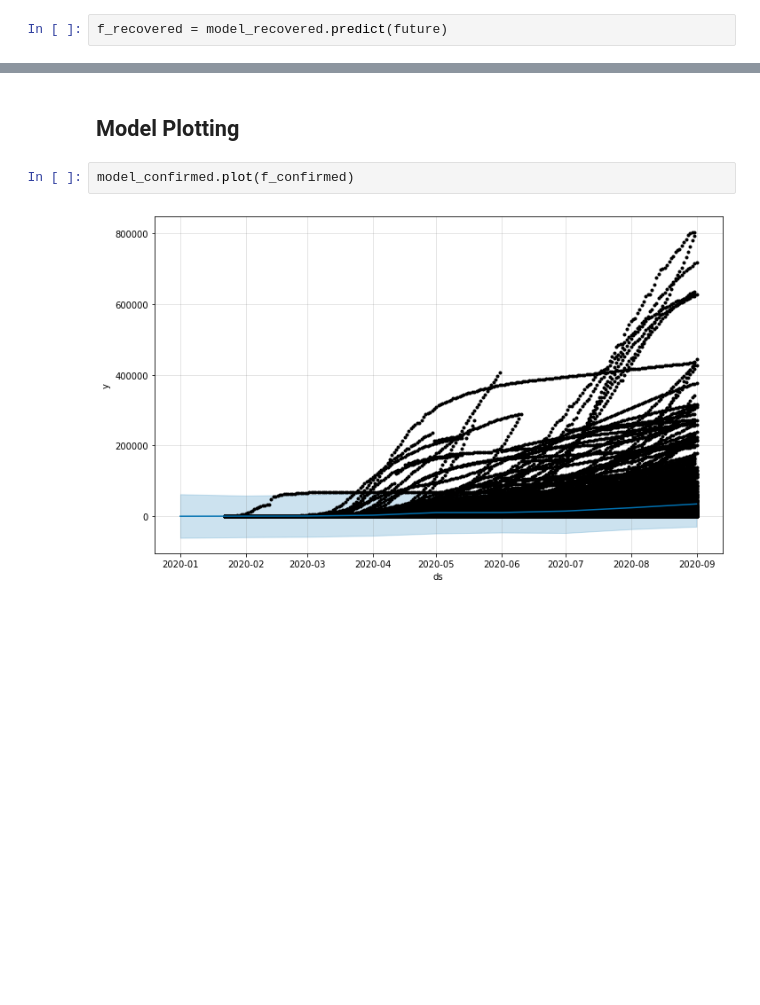
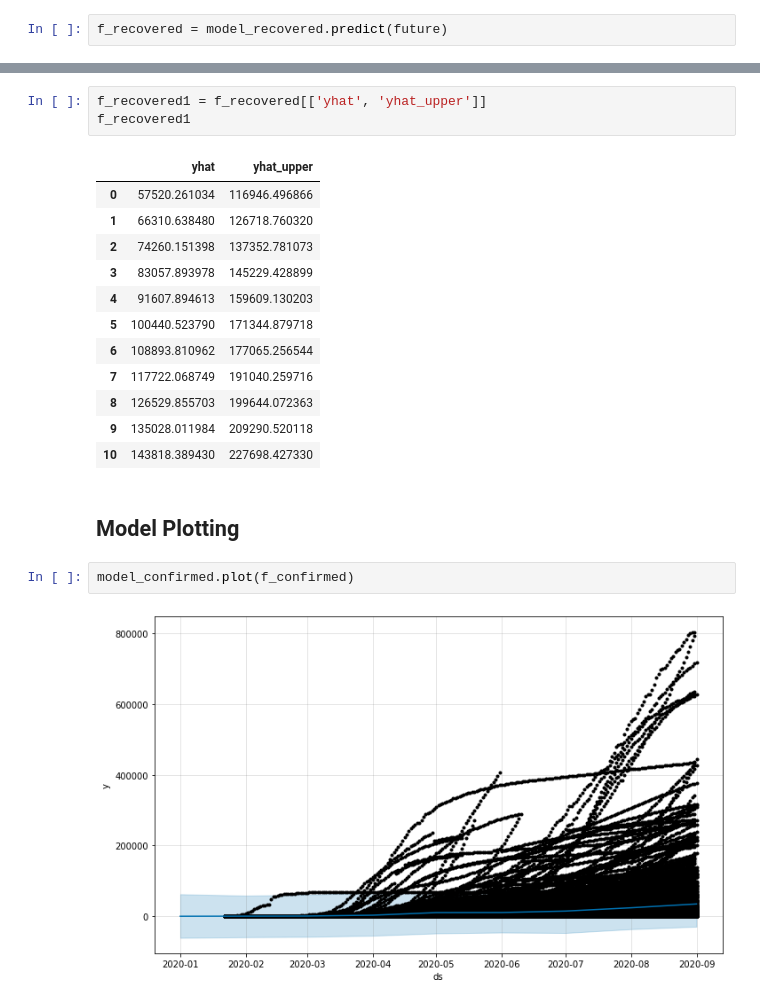
Before and after one commit to mehulraj19/DV-project, a Jupyter notebook: DV_fbprohet.ipynb, the cells around one changed output, grey strips where cells are left out. Saved outputs shown, nothing was run; the diff lists cells and outputs as text; blank space fills up the shorter version.

```diff
--- a/DV_fbprohet.ipynb
+++ b/DV_fbprohet.ipynb
@@ -205,3 +199,19 @@ f_recovered
+# %%
+f_recovered1 = f_recovered[['yhat', 'yhat_upper']]
+f_recovered1
+# %% [output]
+|  | yhat | yhat_upper |
+| 0 | 57520.261034 | 116946.496866 |
+| 1 | 66310.638480 | 126718.760320 |
+| 2 | 74260.151398 | 137352.781073 |
+| 3 | 83057.893978 | 145229.428899 |
+| 4 | 91607.894613 | 159609.130203 |
+| 5 | 100440.523790 | 171344.879718 |
+| 6 | 108893.810962 | 177065.256544 |
+| 7 | 117722.068749 | 191040.259716 |
+| 8 | 126529.855703 | 199644.072363 |
+| 9 | 135028.011984 | 209290.520118 |
+| 10 | 143818.389430 | 227698.427330 |
 # %% [markdown]
 ## Model Plotting
 # %%
```
Also changed, not shown: parts of 6 cells of this notebook.
